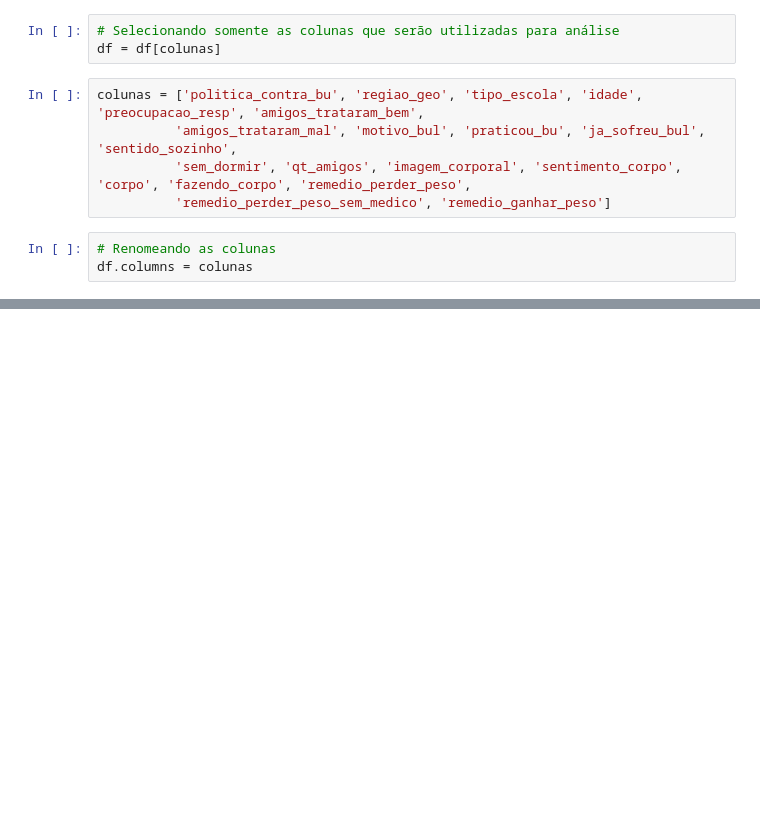
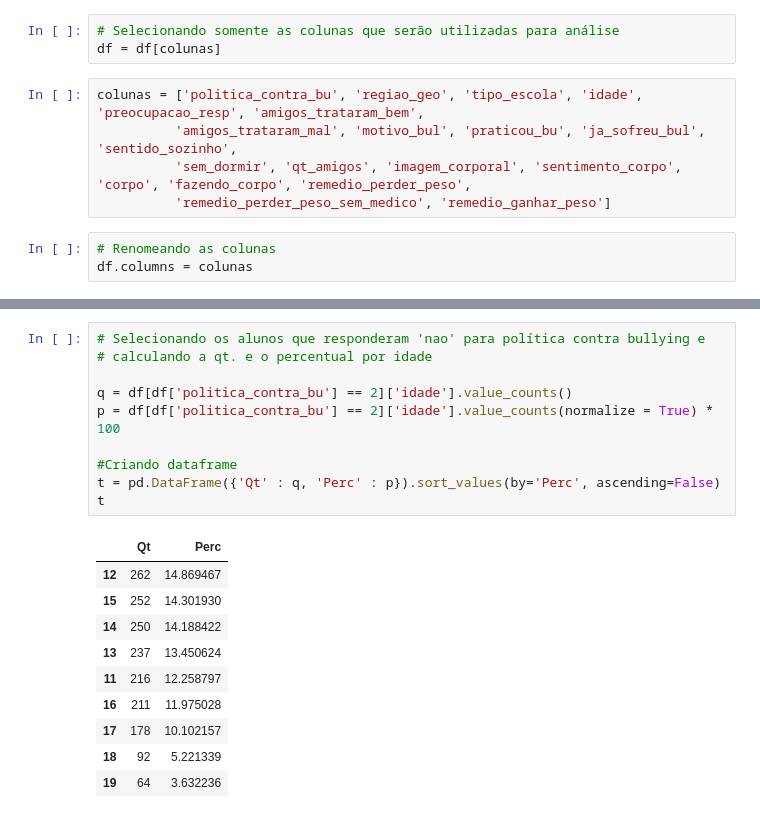
Before and after one commit to daianeklein/bootcamp-Alura, a Jupyter notebook: Desafio-Modulo3.ipynb, the cells around one changed output, grey strips where cells are left out. Saved outputs shown, nothing was run; the diff lists cells and outputs as text; blank space fills up the shorter version.

```diff
--- a/Desafio-Modulo3.ipynb
+++ b/Desafio-Modulo3.ipynb
@@ -40,0 +106,21 @@ df.columns = colunas
+# %%
+# Selecionando os alunos que responderam 'nao' para política contra bullying e
+# calculando a qt. e o percentual por idade
+
+q = df[df['politica_contra_bu'] == 2]['idade'].value_counts()
+p = df[df['politica_contra_bu'] == 2]['idade'].value_counts(normalize = True) * 100
+
+#Criando dataframe
+t = pd.DataFrame({'Qt' : q, 'Perc' : p}).sort_values(by='Perc', ascending=False)
+t
+# %% [output]
+|  | Qt | Perc |
+| 12 | 262 | 14.869467 |
+| 15 | 252 | 14.301930 |
+| 14 | 250 | 14.188422 |
+| 13 | 237 | 13.450624 |
+| 11 | 216 | 12.258797 |
+| 16 | 211 | 11.975028 |
+| 17 | 178 | 10.102157 |
+| 18 | 92 | 5.221339 |
+| 19 | 64 | 3.632236 |
```
Also changed, not shown: parts of 12 cells of this notebook.
